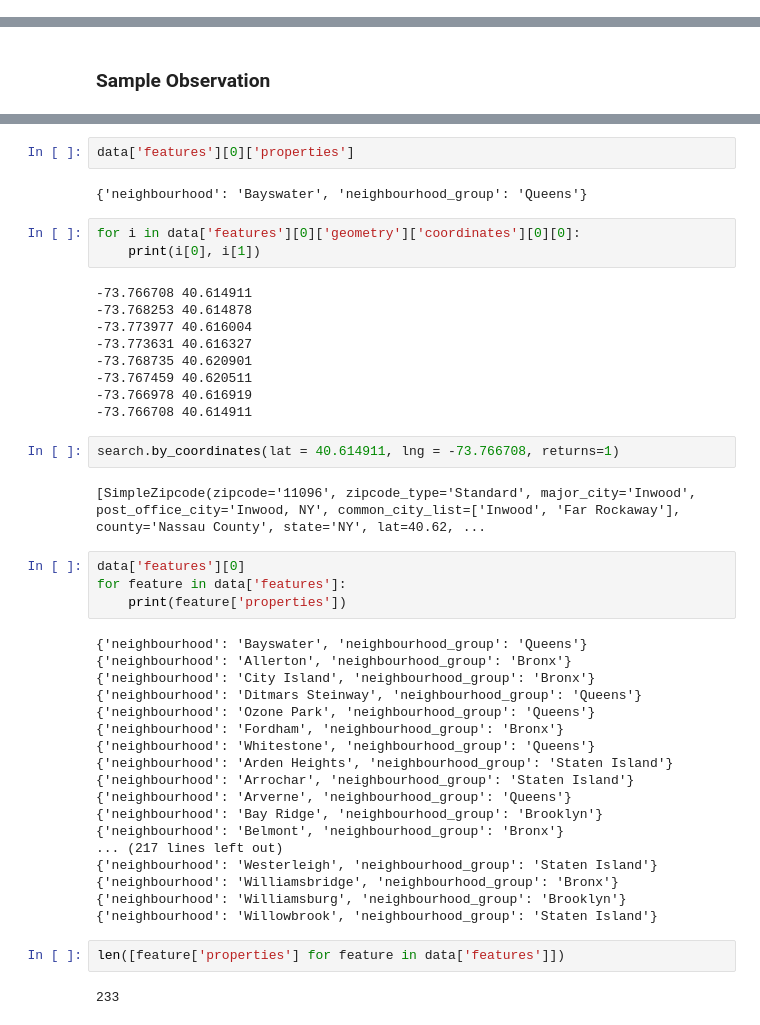
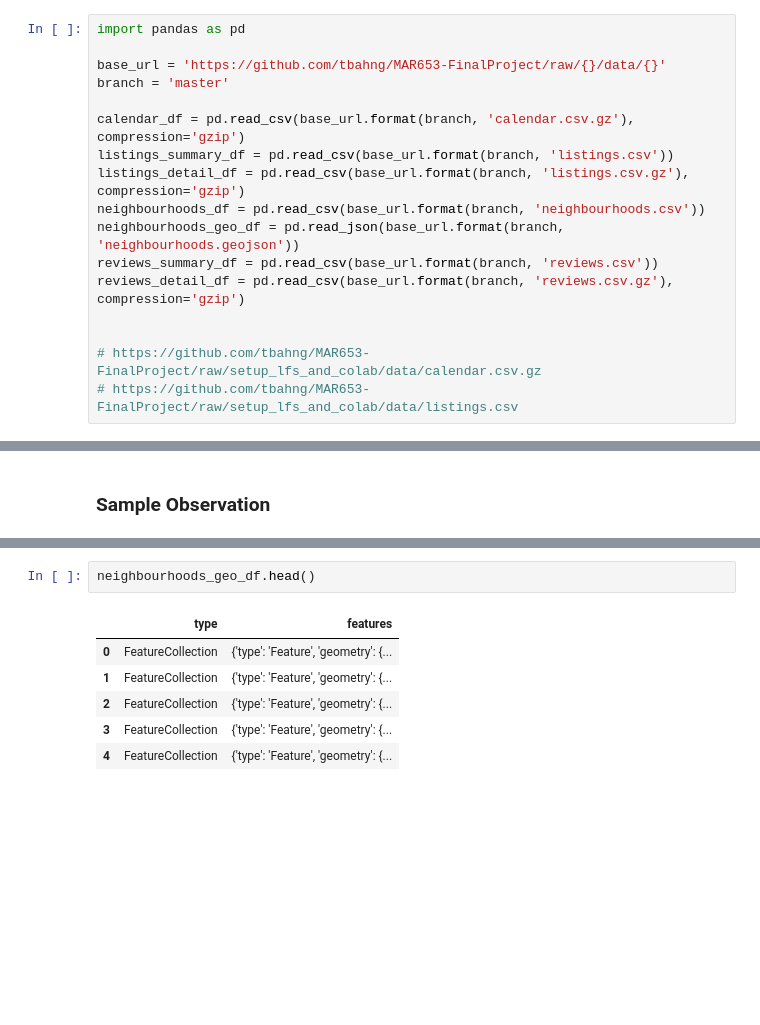
Before and after one commit to jasonmlkang/MAR653-FinalProject, a Jupyter notebook: final_project/explore_data.ipynb, the cells around one changed output, grey strips where cells are left out. Drawn from its saved outputs; the diff is of its cells as text; blank space fills up the shorter version.

Commit message:
Move explore_data.ipynb --> final_project/explore_data.ipynb

```diff
--- a/final_project/explore_data.ipynb
+++ b/final_project/explore_data.ipynb
@@ -49,3 +31,20 @@ print(filelist)
+# %%
+import pandas as pd
+
+base_url = 'https://github.com/tbahng/MAR653-FinalProject/raw/{}/data/{}'
+branch = 'master'
+
+calendar_df = pd.read_csv(base_url.format(branch, 'calendar.csv.gz'), compression='gzip')
+listings_summary_df = pd.read_csv(base_url.format(branch, 'listings.csv'))
+listings_detail_df = pd.read_csv(base_url.format(branch, 'listings.csv.gz'), compression='gzip')
+neighbourhoods_df = pd.read_csv(base_url.format(branch, 'neighbourhoods.csv'))
+neighbourhoods_geo_df = pd.read_json(base_url.format(branch, 'neighbourhoods.geojson'))
+reviews_summary_df = pd.read_csv(base_url.format(branch, 'reviews.csv'))
+reviews_detail_df = pd.read_csv(base_url.format(branch, 'reviews.csv.gz'), compression='gzip')
+
+
+# https://github.com/tbahng/MAR653-FinalProject/raw/setup_lfs_and_colab/data/calendar.csv.gz
+# https://github.com/tbahng/MAR653-FinalProject/raw/setup_lfs_and_colab/data/listings.csv
 # %% [markdown]
 ## File: listings.csv.gz (detailed)
 * Detailed Listings data for New York City
@@ -404,46 +336,9 @@ result = search.by_coordinates(40.614878, -73.768253, radius=30, returns=1)
-# %%
-data['features'][0]['properties']
-# %% [output]
-{'neighbourhood': 'Bayswater', 'neighbourhood_group': 'Queens'}
-# %%
-for i in data['features'][0]['geometry']['coordinates'][0][0]:
-    print(i[0], i[1])
-# %% [output]
--73.766708 40.614911
--73.768253 40.614878
--73.773977 40.616004
--73.773631 40.616327
--73.768735 40.620901
--73.767459 40.620511
--73.766978 40.616919
--73.766708 40.614911
-# %%
-search.by_coordinates(lat = 40.614911, lng = -73.766708, returns=1)
-# %% [output]
-[SimpleZipcode(zipcode='11096', zipcode_type='Standard', major_city='Inwood', post_office_city='Inwood, NY', common_city_list=['Inwood', 'Far Rockaway'], county='Nassau County', state='NY', lat=40.62, ...
-# %%
-data['features'][0]
-for feature in data['features']:
-    print(feature['properties'])
-# %% [output]
-{'neighbourhood': 'Bayswater', 'neighbourhood_group': 'Queens'}
-{'neighbourhood': 'Allerton', 'neighbourhood_group': 'Bronx'}
-{'neighbourhood': 'City Island', 'neighbourhood_group': 'Bronx'}
-{'neighbourhood': 'Ditmars Steinway', 'neighbourhood_group': 'Queens'}
-{'neighbourhood': 'Ozone Park', 'neighbourhood_group': 'Queens'}
-{'neighbourhood': 'Fordham', 'neighbourhood_group': 'Bronx'}
-{'neighbourhood': 'Whitestone', 'neighbourhood_group': 'Queens'}
-{'neighbourhood': 'Arden Heights', 'neighbourhood_group': 'Staten Island'}
-{'neighbourhood': 'Arrochar', 'neighbourhood_group': 'Staten Island'}
-{'neighbourhood': 'Arverne', 'neighbourhood_group': 'Queens'}
-{'neighbourhood': 'Bay Ridge', 'neighbourhood_group': 'Brooklyn'}
-{'neighbourhood': 'Belmont', 'neighbourhood_group': 'Bronx'}
-... (217 lines left out)
-{'neighbourhood': 'Westerleigh', 'neighbourhood_group': 'Staten Island'}
-{'neighbourhood': 'Williamsbridge', 'neighbourhood_group': 'Bronx'}
-{'neighbourhood': 'Williamsburg', 'neighbourhood_group': 'Brooklyn'}
-{'neighbourhood': 'Willowbrook', 'neighbourhood_group': 'Staten Island'}
-# %%
-len([feature['properties'] for feature in data['features']])
-# %% [output]
-233
+# %%
+neighbourhoods_geo_df.head()
+# %% [output]
+|  | type | features |
+| 0 | FeatureCollection | {'type': 'Feature', 'geometry': {... |
+| 1 | FeatureCollection | {'type': 'Feature', 'geometry': {... |
+| 2 | FeatureCollection | {'type': 'Feature', 'geometry': {... |
+| 3 | FeatureCollection | {'type': 'Feature', 'geometry': {... |
+| 4 | FeatureCollection | {'type': 'Feature', 'geometry': {... |
```
Also changed, not shown: parts of 38 cells of this notebook.
